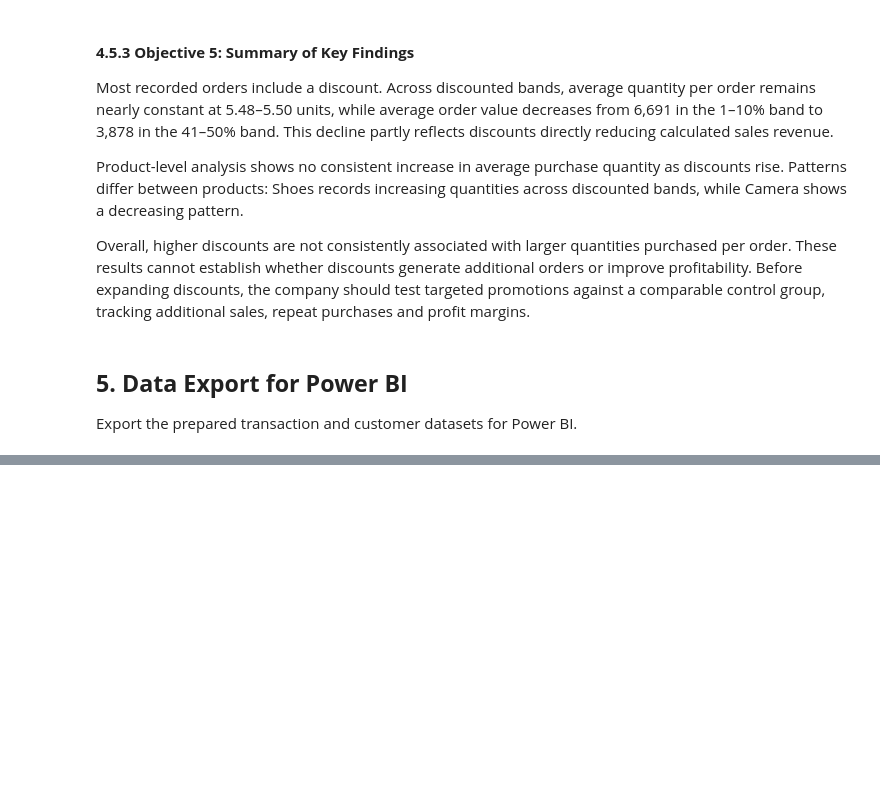
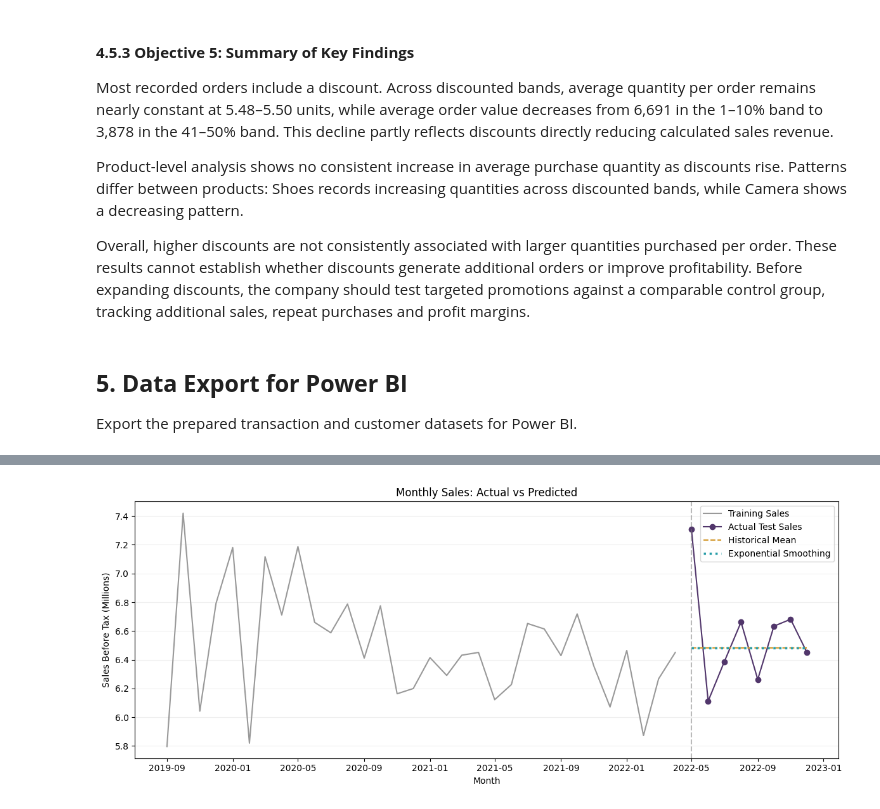
Before and after one commit to michellefengym-glitch/Market-Analysis, a Jupyter notebook: Capstone_Market_Analysis.ipynb, the cells around one changed output, grey strips where cells are left out. Cells and saved outputs as stored; diff of their text form; code cells hidden in the pictures; blank space fills up the shorter version.

```diff
--- a/Capstone_Market_Analysis.ipynb
+++ b/Capstone_Market_Analysis.ipynb
@@ -2959,0 +3049,89 @@ Customer records exported: 1,001
+# %%
+import numpy as np
+from statsmodels.tsa.holtwinters import SimpleExpSmoothing
+
+# 1. Historical mean baseline
+mean_predictions = pd.Series(
+    train_sales.mean(),
+    index=test_sales.index,
+    name="Historical Mean"
+)
+
+# 2. Simple Exponential Smoothing
+ses_model = SimpleExpSmoothing(
+    train_sales,
+    initialization_method="estimated"
+).fit(optimized=True)
+
+ses_predictions = pd.Series(
+    np.asarray(ses_model.forecast(len(test_sales))),
+    index=test_sales.index,
+    name="Exponential Smoothing"
+)
+
+# Compare actual sales with predictions
+forecast_comparison = pd.DataFrame({
+    "Actual Sales": test_sales,
+    "Historical Mean": mean_predictions,
+    "Exponential Smoothing": ses_predictions
+})
+
+forecast_comparison.index.name = "Month"
+
+display(
+    forecast_comparison.style
+    .format("{:,.0f}")
+    .format_index(lambda date: date.strftime("%Y-%m"), axis=0)
+)
+
+# Plot actual and predicted sales
+fig, ax = plt.subplots(figsize=(12, 5))
+
+ax.plot(
+    train_sales.index,
+    train_sales / 1_000_000,
+    color="#999999",
+    label="Training Sales"
+)
+
+ax.plot(
+    test_sales.index,
+    test_sales / 1_000_000,
+    color="#51366B",
+    marker="o",
+    label="Actual Test Sales"
+)
+
+ax.plot(
+    mean_predictions.index,
+    mean_predictions / 1_000_000,
+    color="#D49A30",
+    linestyle="--",
+    label="Historical Mean"
+)
+
+ax.plot(
+    ses_predictions.index,
+    ses_predictions / 1_000_000,
+    color="#269DA8",
+    linestyle=":",
+    linewidth=2.5,
+    label="Exponential Smoothing"
+)
+
+ax.axvline(
+    test_sales.index[0],
+    color="#777777",
+    linestyle="--",
+    alpha=0.5
+)
+
+ax.set_title("Monthly Sales: Actual vs Predicted")
+ax.set_xlabel("Month")
+ax.set_ylabel("Sales Before Tax (Millions)")
+ax.legend()
+ax.grid(axis="y", alpha=0.2)
+
+plt.tight_layout()
+plt.show()
+# %% [output]
@@ -2959,0 +3148 @@ Customer records exported: 1,001
+[figure, added]
```
Also changed, not shown: parts of 10 cells of this notebook.
